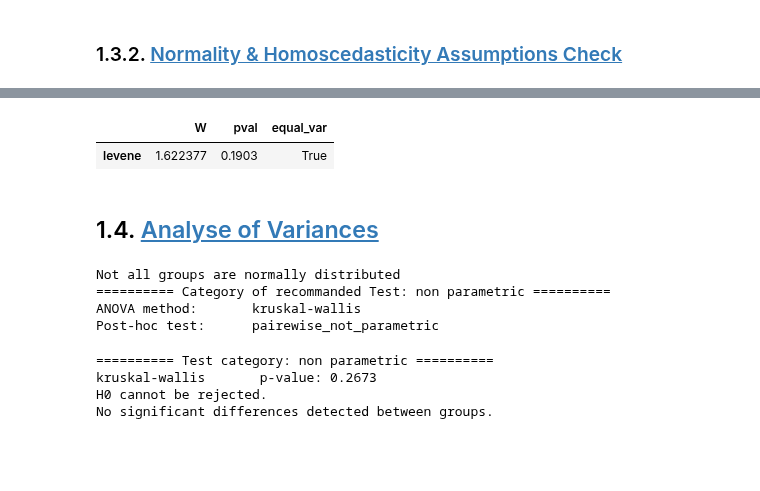
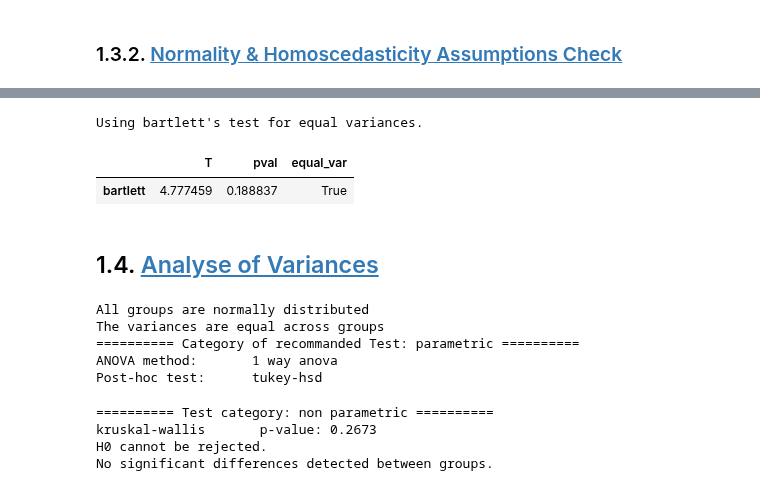
Before and after one commit to rammah83/Statistical_tasks, a Jupyter notebook: Anova.ipynb, the cells around one changed output, grey strips where cells are left out. Cells and saved outputs as stored; diff of their text form; code cells hidden in the pictures; blank space fills up the shorter version.

Commit message:
feat: add other options to test Homoscedasticity

```diff
--- a/Anova.ipynb
+++ b/Anova.ipynb
@@ -242,11 +248,44 @@ normality_result
 | 3 | MP2 | shapiro | True |
-# %%
-equal_var_test_result = pg.homoscedasticity(data.dropna(), dv='value', group='group', method='levene')
-is_equal_var = equal_var_test_result.all(bool_only=True).iat[0]
-equal_var_test_result
-# %% [output]
-|  | W | pval | equal_var |
-| levene | 1.622377 | 0.1903 | True |
+# %%
+# if normal distribution is met, use bartlett's test for equal variances
+if is_all_normal:
+    print("Using bartlett's test for equal variances.")
+    test_equi_var = pg.homoscedasticity(
+        data.dropna(), dv="value", group="group", method="bartlett"
+    )
+# if symetric distribution is met, ing levene's test for equal variances
+elif stats_summary["skew"].abs().max() < 1:
+    print("Using levene's test for equal variances with mean center.")
+    test_equi_var = pg.homoscedasticity(
+        data.dropna(), dv="value", group="group", method="levene", center="mean"
+    )
+# if skewed distribution is met / heavey outliers, use Brown-Forsythe test by specifying center='median' levene
+elif stats_summary["skew"].abs().max() >= 1:
+    print(
+        "Using levene's test for equal variances with median center (Brown-Forsythe test)."
+    )
+    test_equi_var = pg.homoscedasticity(
+        data.dropna(), dv="value", group="group", method="levene", center="median"
+    )
+# Completely non-parametric / Heavily non-normal use Fligner-Killeen test (The most robust test for equal variances)
+else:
+    print("Using Fligner-Killeen test for equal variances.")
+    data_group = (
+        data.query("group == @group")["value"].dropna()
+        for group in data["group"].unique()
+    )
+    stat, p_value = stats.fligner(*data_group)
+    print(f"Fligner-Killeen Statistic: {stat}, p-value: {p_value}")
+    test_equi_var = pd.DataFrame(
+        {"FK": [stat], "pval": [p_value], "equal_var": p_value > 0.05},
+        index=["Fligner-Killeen"],
+    )
+is_equal_var = bool(test_equi_var.all(bool_only=True).iat[0])
+test_equi_var
+# %% [output]
+Using bartlett's test for equal variances.
+|  | T | pval | equal_var |
+| bartlett | 4.777459 | 0.188837 | True |
 # %% [markdown]
 ## 1.4. <a id='toc1_4_'></a>[Analyse of Variances](#toc0_)
 # %%
@@ -274,10 +313,11 @@ print("="*10, f"Category of recommanded Test: {test_category}", "="*10)
 print(f"ANOVA method:       {method}")
 print(f"Post-hoc test:      {poste_hoc}")
 # %% [output]
-Not all groups are normally distributed
-========== Category of recommanded Test: non parametric ==========
-ANOVA method:       kruskal-wallis
-Post-hoc test:      pairewise_not_parametric
+All groups are normally distributed
+The variances are equal across groups
+========== Category of recommanded Test: parametric ==========
+ANOVA method:       1 way anova
+Post-hoc test:      tukey-hsd
 # %%
 if test_category == 'parametric':
     match(method):
```
Also changed, not shown: parts of 4 cells of this notebook, 1 other file.
